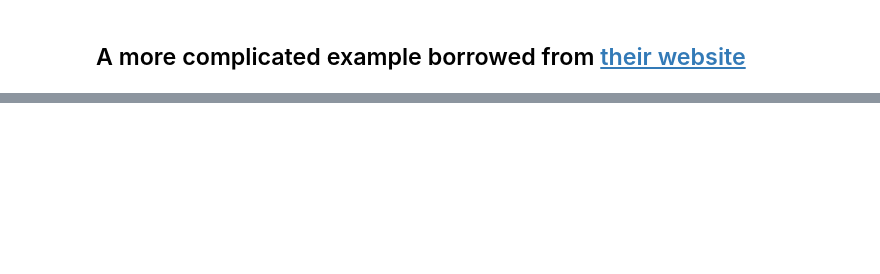
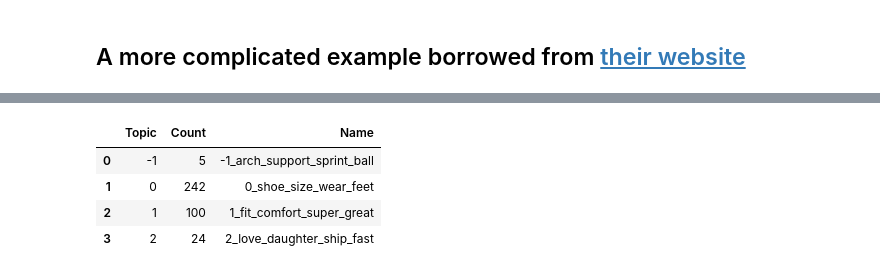
Before and after one commit to EyeofBeholder-NLeSC/orange3-argument, a Jupyter notebook: notebooks/explore_bertopic.ipynb, the cells around one changed output, grey strips where cells are left out. Saved outputs shown, nothing was run; the diff lists cells and outputs as text; code cells hidden in the pictures; blank space fills up the shorter version.

```diff
--- a/notebooks/explore_bertopic.ipynb
+++ b/notebooks/explore_bertopic.ipynb
@@ -118,0 +152,13 @@ topic_model.get_topic_info()
+# %%
+# fine tune the c-tf-idf model, seems to make no significant difference
+ctfidf_model = ClassTfidfTransformer(
+    reduce_frequent_words=True
+)
+topic_model.update_topics(docs, ctfidf_model=ctfidf_model, vectorizer_model=vectorizer_model)
+topic_model.get_topic_info()
+# %% [output]
+|  | Topic | Count | Name |
+| 0 | -1 | 5 | -1_arch_support_sprint_ball |
+| 1 | 0 | 242 | 0_shoe_size_wear_feet |
+| 2 | 1 | 100 | 1_fit_comfort_super_great |
+| 3 | 2 | 24 | 2_love_daughter_ship_fast |
```
Also changed, not shown: parts of 12 cells of this notebook.
